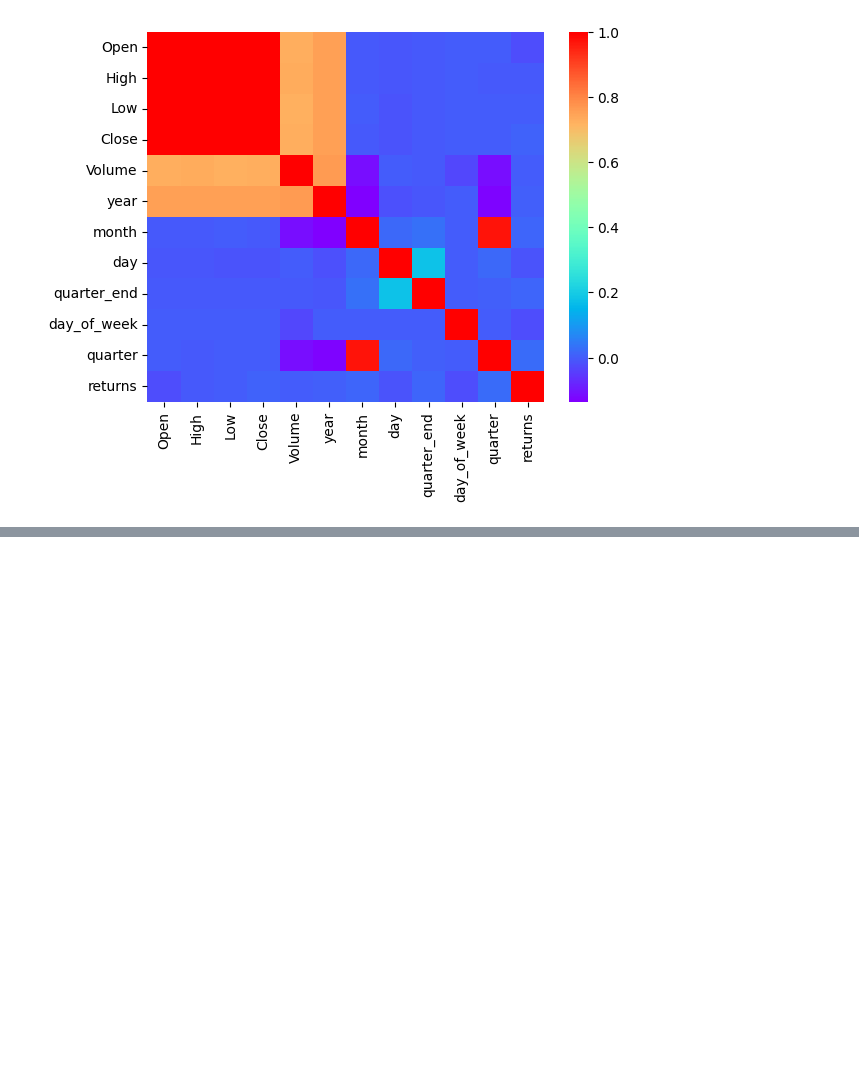
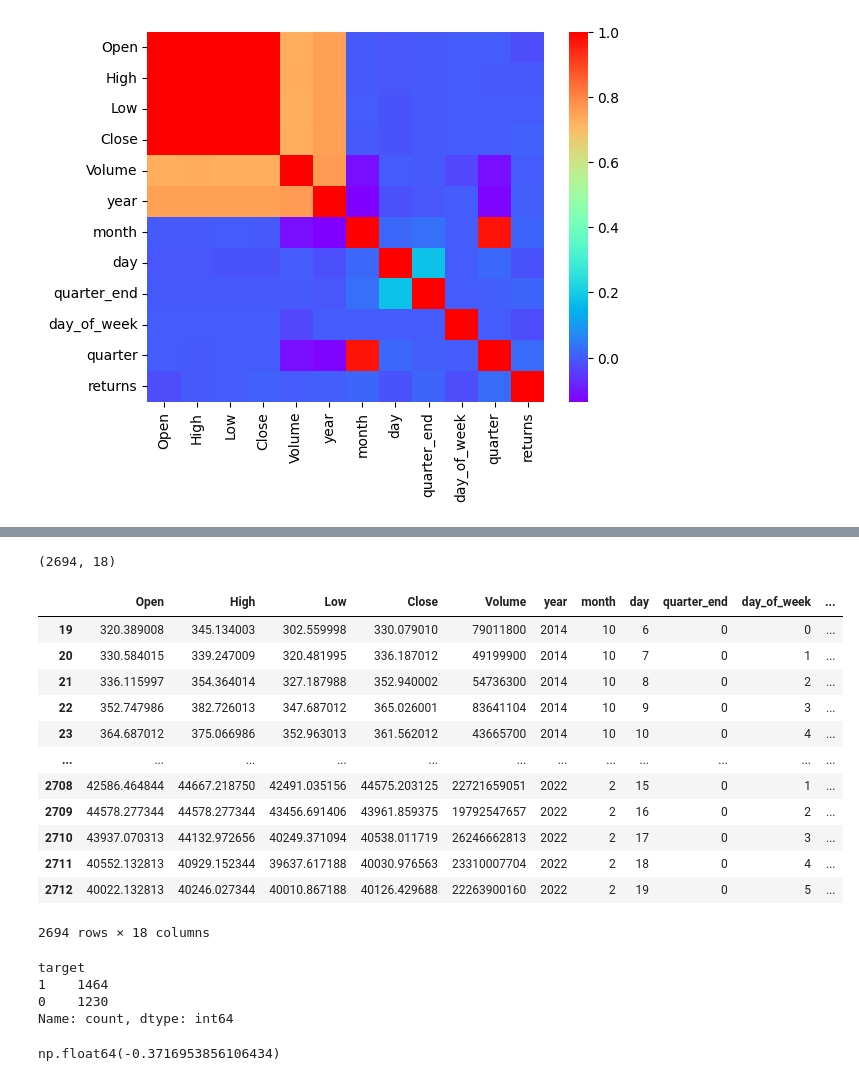
Before and after one commit to saaaaaaaaaaaaaad56/bitcoin-price-prediction, a Jupyter notebook: code.ipynb, the cells around one changed output, grey strips where cells are left out. Drawn from its saved outputs; the diff is of its cells as text; code cells hidden in the pictures; blank space fills up the shorter version.

```diff
--- a/code.ipynb
+++ b/code.ipynb
@@ -370,0 +418,22 @@ df['target'] = np.where(df['Close'].shift(-1) > df['Close'], 1, 0)
+# %%
+df.dropna(inplace=True)
+# %%
+df.shape
+# %% [output]
+(2694, 18)
+# %%
+df
+# %% [output]
+|  | Open | High | Low | Close | Volume | year | month | day | quarter_end | day_of_week | ... |
+| 19 | 320.389008 | 345.134003 | 302.559998 | 330.079010 | 79011800 | 2014 | 10 | 6 | 0 | 0 | ... |
+| 20 | 330.584015 | 339.247009 | 320.481995 | 336.187012 | 49199900 | 2014 | 10 | 7 | 0 | 1 | ... |
+| 21 | 336.115997 | 354.364014 | 327.187988 | 352.940002 | 54736300 | 2014 | 10 | 8 | 0 | 2 | ... |
+| 22 | 352.747986 | 382.726013 | 347.687012 | 365.026001 | 83641104 | 2014 | 10 | 9 | 0 | 3 | ... |
+| 23 | 364.687012 | 375.066986 | 352.963013 | 361.562012 | 43665700 | 2014 | 10 | 10 | 0 | 4 | ... |
+| ... | ... | ... | ... | ... | ... | ... | ... | ... | ... | ... | ... |
+| 2708 | 42586.464844 | 44667.218750 | 42491.035156 | 44575.203125 | 22721659051 | 2022 | 2 | 15 | 0 | 1 | ... |
+| 2709 | 44578.277344 | 44578.277344 | 43456.691406 | 43961.859375 | 19792547657 | 2022 | 2 | 16 | 0 | 2 | ... |
+| 2710 | 43937.070313 | 44132.972656 | 40249.371094 | 40538.011719 | 26246662813 | 2022 | 2 | 17 | 0 | 3 | ... |
+| 2711 | 40552.132813 | 40929.152344 | 39637.617188 | 40030.976563 | 23310007704 | 2022 | 2 | 18 | 0 | 4 | ... |
+| 2712 | 40022.132813 | 40246.027344 | 40010.867188 | 40126.429688 | 22263900160 | 2022 | 2 | 19 | 0 | 5 | ... |
+2694 rows × 18 columns
@@ -370,0 +442,7 @@ df['target'] = np.where(df['Close'].shift(-1) > df['Close'], 1, 0)
+# %%
+df['target'].value_counts()
+# %% [output]
+target
+1    1464
+0    1230
+Name: count, dtype: int64
@@ -370,0 +454,4 @@ df['target'] = np.where(df['Close'].shift(-1) > df['Close'], 1, 0)
+# %%
+df['returns_lag7'].min()
+# %% [output]
+np.float64(-0.3716953856106434)
```
Also changed, not shown: parts of 7 cells of this notebook.
